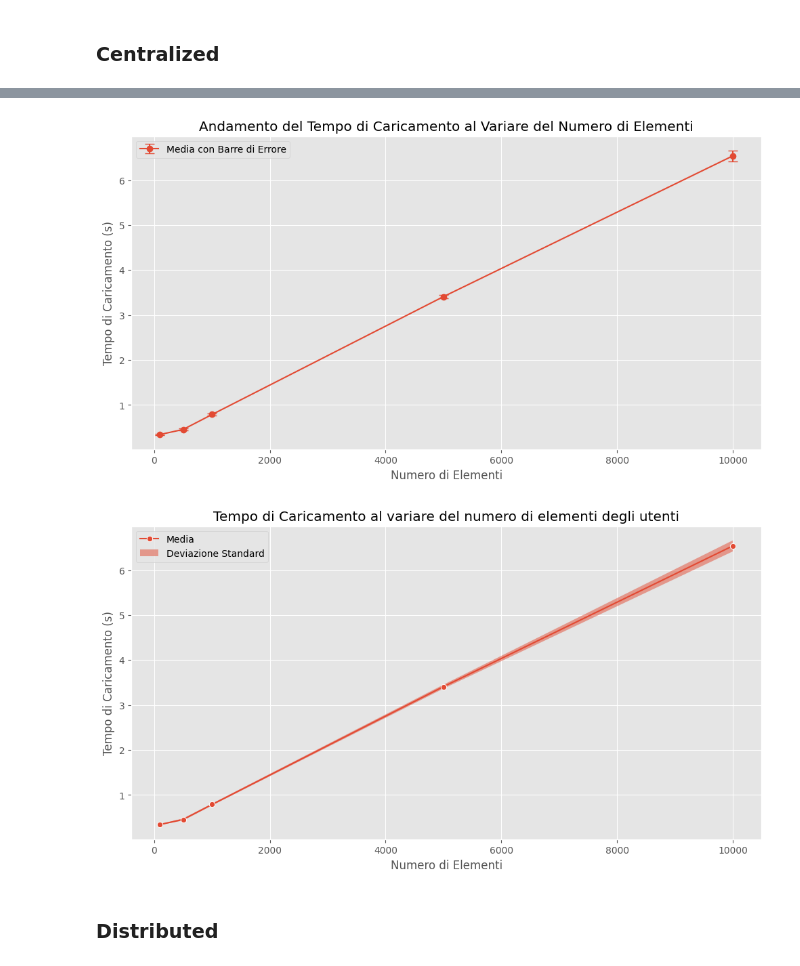
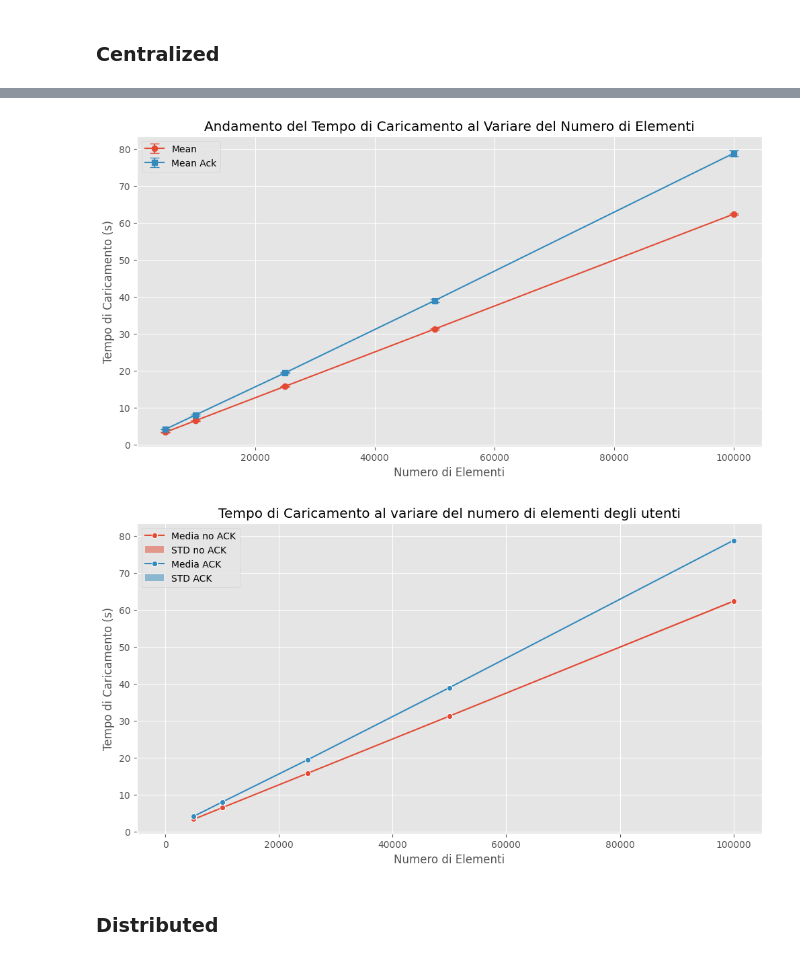
Before and after one commit to TommasoFerrario18/GraphDB, a Jupyter notebook: code/visualization.ipynb, the cells around one changed output, grey strips where cells are left out. Saved outputs shown, nothing was run; the diff lists cells and outputs as text; code cells hidden in the pictures.

```diff
--- a/code/visualization.ipynb
+++ b/code/visualization.ipynb
@@ -23,6 +36,7 @@ edges_loading_dist = pd.read_csv(
 # %% [markdown]
 ## Nodes
 # %%
+
 cols = [
     "ex",
     "qty",
@@ -36,11 +50,17 @@ cols = [
     "university",
 ]
 
-# nodes_loading_cent.reset_index(inplace=True)
-# nodes_loading_cent.columns = cols
+nodes_loading_cent.reset_index(inplace=True)
+nodes_loading_cent.columns = cols
 
 nodes_loading_dist.reset_index(inplace=True)
 nodes_loading_dist.columns = cols
+
+nodes_loading_cent_ack.reset_index(inplace=True)
+nodes_loading_cent_ack.columns = cols
+
+nodes_loading_dist_ack.reset_index(inplace=True)
+nodes_loading_dist_ack.columns = cols
 # %% [markdown]
 ### Centralized
 # %%
@@ -57,0 +78,5 @@ summary_nodes_cent.head()
+# %%
+summary_nodes_cent_ack = (
+    nodes_loading_cent_ack.groupby("qty")["user"].agg(["mean", "std"]).reset_index()
+)
+summary_nodes_cent_ack
@@ -57,0 +90,5 @@ summary_nodes_cent.head()
+# %%
+total_df = pd.concat([summary_nodes_cent, summary_nodes_cent_ack], axis=1)
+total_df.columns = ["qty", "mean", "std", "qty_ack", "mean_ack", "std_ack"]
+total_df.drop("qty_ack", axis=1, inplace=True)
+total_df
@@ -58,39 +102,46 @@ summary_nodes_cent.head()
 # %%
 plt.figure(figsize=(12, 6))
-plt.errorbar(
-    summary_nodes_cent["qty"],
-    summary_nodes_cent["mean"],
-    yerr=summary_nodes_cent["std"],
-    fmt="-o",
-    capsize=5,
-    label="Media con Barre di Errore",
-)
+# Grafico per mean con deviazione standard
+plt.errorbar(total_df['qty'], total_df['mean'], yerr=total_df['std'], fmt='-o', label='Mean', capsize=5)
+
+# Grafico per mean_ack con deviazione standard
+plt.errorbar(total_df['qty'], total_df['mean_ack'], yerr=total_df['std_ack'], fmt='-s', label='Mean Ack', capsize=5)
+
 plt.title("Andamento del Tempo di Caricamento al Variare del Numero di Elementi")
 plt.xlabel("Numero di Elementi")
 plt.ylabel("Tempo di Caricamento (s)")
 plt.legend()
 plt.show()
 # %% [output]
-[figure, old version]
+[figure, new version]
 # %%
 plt.figure(figsize=(12, 6))
-sns.lineplot(x="qty", y="mean", data=summary_nodes_cent, marker="o", label="Media")
+sns.lineplot(x="qty", y="mean", data=total_df, marker="o", label="Media no ACK")
 plt.fill_between(
-    summary_nodes_cent["qty"],
-    summary_nodes_cent["mean"] - summary_nodes_cent["std"],
-    summary_nodes_cent["mean"] + summary_nodes_cent["std"],
+    total_df["qty"],
+    total_df["mean"] - total_df["std"],
+    total_df["mean"] + total_df["std"],
     alpha=0.5,
-    label="Deviazione Standard",
+    label="STD no ACK",
+)
+
+sns.lineplot(x="qty", y="mean_ack", data=total_df, marker="o", label="Media ACK")
+plt.fill_between(
+    total_df["mean_ack"],
+    total_df["mean_ack"] - total_df["std_ack"],
+    total_df["mean_ack"] + total_df["std_ack"],
+    alpha=0.5,
+    label="STD ACK",
 )
 
 # Personalizza il grafico
 plt.title("Tempo di Caricamento al variare del numero di elementi degli utenti")
 plt.xlabel("Numero di Elementi")
 plt.ylabel("Tempo di Caricamento (s)")
 plt.legend()
 plt.show()
 # %% [output]
-[figure, old version]
+[figure, new version]
 # %% [markdown]
 ### Distributed
 # %%
```
Also changed, not shown: parts of 35 cells of this notebook, 16 other files.
